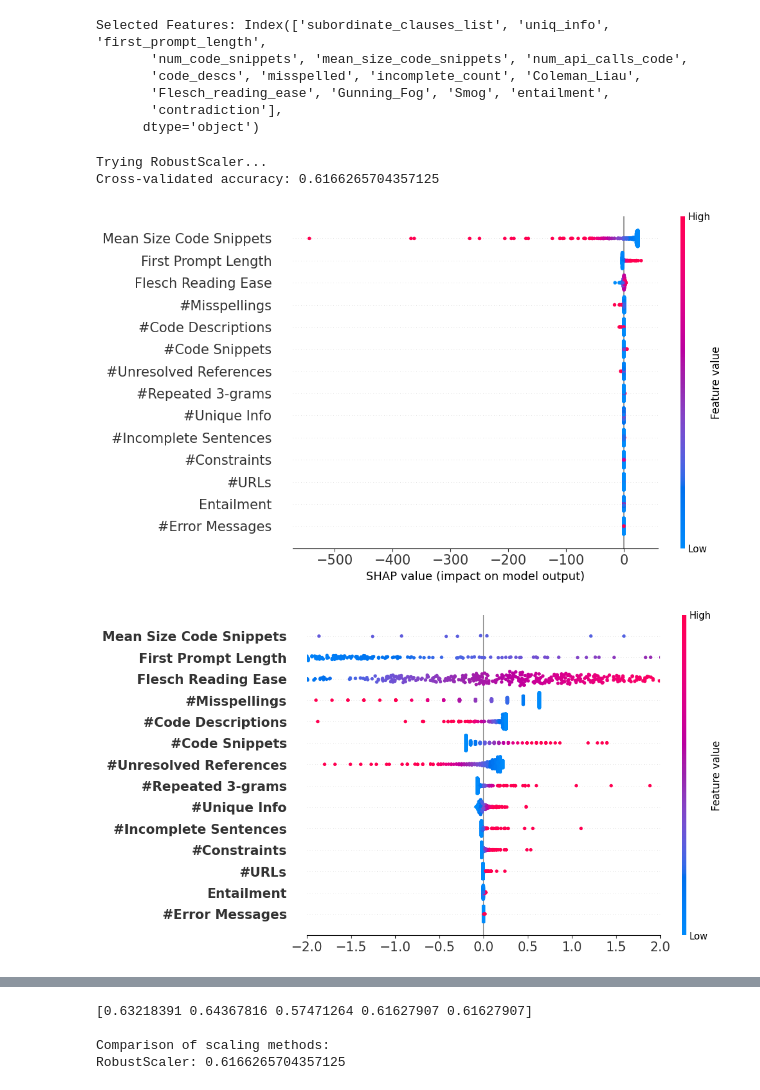
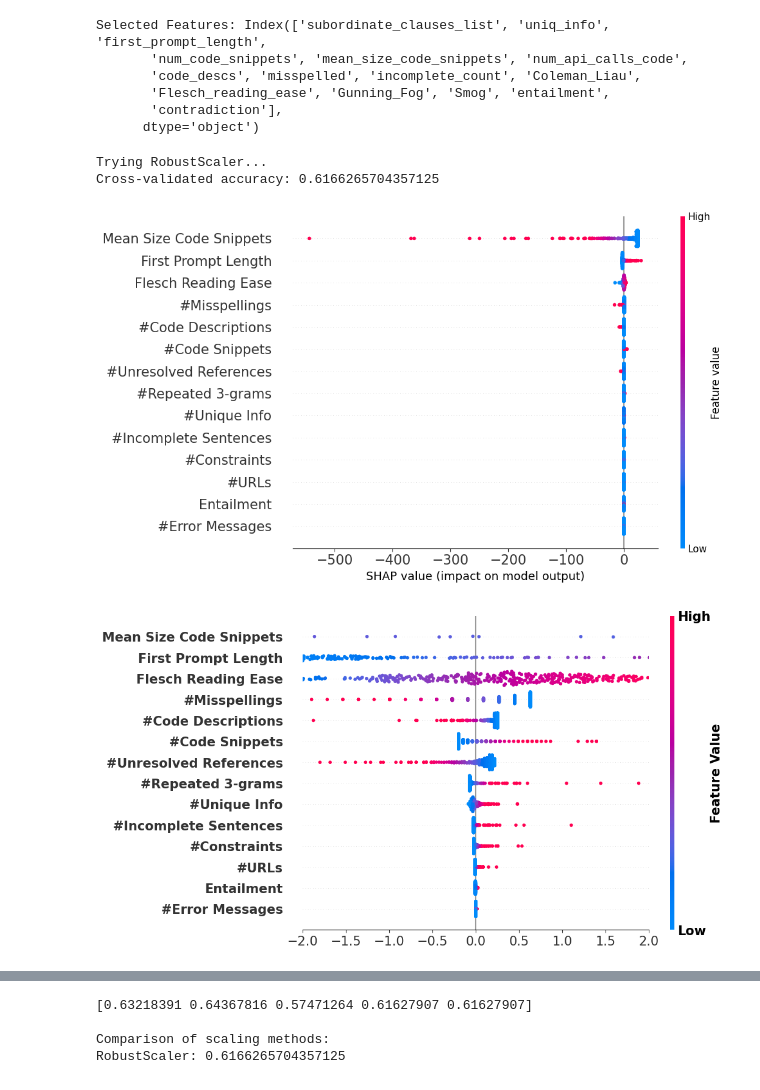
Before and after one commit to SOAR-Lab/prompt-knowledge-gap, a Jupyter notebook: conversation_analysis/heuristics.ipynb, the cells around one changed output, grey strips where cells are left out. Saved outputs shown, nothing was run; the diff lists cells and outputs as text; code cells hidden in the pictures.

Commit message:
added p-values

```diff
--- a/conversation_analysis/heuristics.ipynb
+++ b/conversation_analysis/heuristics.ipynb
@@ -732,7 +772,7 @@ categories_spec = [
 
 categories_context = [
     "distinct_words", "uniq_info", "first_prompt_length", "num_code_snippets",
-    "mean_size_code_snippets", "num_api_calls_text", "code_descs", "num_urls", "total_sent", "total_word_count", "err_msgs"
+    "mean_size_code_snippets", "code_descs", "num_urls", "total_sent", "total_word_count", "err_msgs", "total_prompt_count"
 ]
 
 categories_clarity = [
@@ -754,6 +794,7 @@ for cat in categories_context:
         print(cat + ": Statistically significant difference")
     else:
         print(cat + ": No statistically significant difference")
+    print("")
 
     p_values.append(p_value)
     significance.append(p_value < 0.05)
@@ -819,7 +891,7 @@ for cat in categories_clarity:
     dev_liwc_scores1 = developers_data_help[cat]
     dev_liwc_scores2 = developers_data_no_help[cat]
 
-    _, p_value = ttest_ind(dev_liwc_scores1, dev_liwc_scores2, equal_var=True)
+    _, p_value = ttest_ind(dev_liwc_scores1, dev_liwc_scores2)
 
     # Output results
     print(f"p-value: {p_value}")
@@ -866,0 +918,34 @@ plt.show()
+# %%
+# Convert p-values to a numpy array
+p_values = np.array(p_values)
+
+# Sort p-values and apply the Benjamini-Hochberg correction
+sorted_indices = np.argsort(p_values)
+sorted_p_values = p_values[sorted_indices]
+m = len(p_values)
+adjusted_p_values = np.zeros(m)
+
+# Apply Benjamini-Hochberg formula
+for i, p in enumerate(sorted_p_values):
+    adjusted_p_values[i] = p * m / (i + 1)
+
+# Ensure that the adjusted p-values are bounded by 1
+adjusted_p_values = np.minimum(adjusted_p_values, 1.0)
+
+# Map adjusted p-values back to the original order
+adjusted_p_values_original_order = np.zeros(m)
+adjusted_p_values_original_order[sorted_indices] = adjusted_p_values
+
+# Print results and update significance list
+for i, adj_p_value in enumerate(adjusted_p_values_original_order):
+    p_values[i] = adj_p_value  # Update the p-values list with adjusted ones
+    is_significant = adj_p_value < 0.05
+    significance.append(is_significant)  # Significant if p-value < 0.05
+
+    # Output results
+    print(f"{categories_clarity[i]} - Adjusted p-value: {adj_p_value}")
+    if is_significant:
+        print(f"{categories_clarity[i]}: Statistically significant after Benjamini-Hochberg correction")
+    else:
+        print(f"{categories_clarity[i]}: No statistically significant difference after Benjamini-Hochberg correction")
+    print("")
@@ -1175,6 +1278,12 @@ def try_scaling(scaling_method, X, y):
 
     # Set font size within shap summary plot
     shap.summary_plot(shap_values, X, show=False, plot_size=(10, 6), plot_type="dot")  # Adjust plot_size if needed
+    color_bar = plt.gcf().axes[-1]  # Access the color bar
+    color_bar.set_ylabel("Feature Value", fontsize=15, fontweight="bold")
+    color_bar.yaxis.get_ticklabels()[0].set_fontweight("bold")  # Make 'Low' bold
+    color_bar.yaxis.get_ticklabels()[-1].set_fontweight("bold")
+    color_bar.yaxis.get_ticklabels()[0].set_fontsize(15)  # Make 'Low' bold
+    color_bar.yaxis.get_ticklabels()[-1].set_fontsize(15)
 
     # Adjust axes limits and font sizes for ticks
     ax.set_xlim(-2, 2)
@@ -1228,31 +1337,31 @@ results = {}
 importances = {}
 for scaler in scalers:
     accuracy, feature_names, feature_importance = try_scaling(scaler, X, y)
     results[scaler.__class__.__name__] = accuracy
     importances[scaler.__class__.__name__] = (feature_names, feature_importance)
 
 # Show the results for comparison
 print("\nComparison of scaling methods:")
 for scaler, accuracy in results.items():
     print(f"{scaler}: {accuracy}")
 
 # Plot feature importances for the best scaling method (RobustScaler)
 best_scaler = 'RobustScaler'
 feature_names, feature_importance = importances[best_scaler]
 
 # Sort the feature importances by absolute value
 sorted_indices = np.argsort(np.abs(feature_importance))[::-1]
 sorted_feature_names = feature_names[sorted_indices]
 sorted_importance = feature_importance[sorted_indices]
 
 # Plotting
 plt.figure(figsize=(10, 6))
 plt.barh(sorted_feature_names, sorted_importance, color='skyblue')
 plt.xlabel('Feature Importance (Coefficient)')
 plt.title('Feature Importance using RobustScaler and Logistic Regression')
 plt.show()
 # %% [output]
 Trying RobustScaler...
 Cross-validated accuracy: 0.6166265704357125
 [figure]
-[figure, old version]
+[figure, new version]
```
Also changed, not shown: parts of 13 cells of this notebook.
